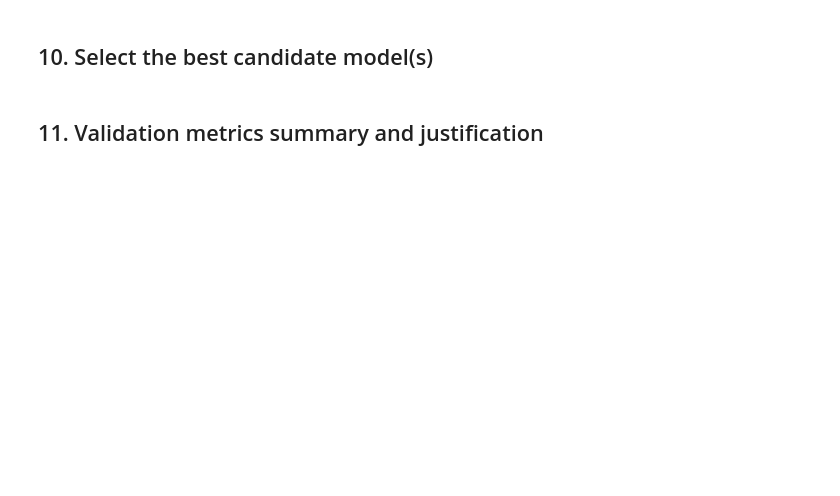
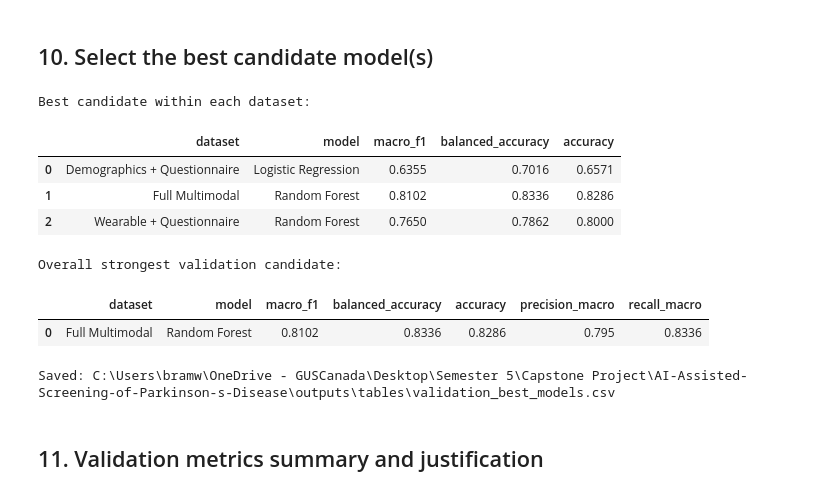
Before and after one commit to obramwell/AI-Assisted-Screening-of-Parkinson-s-Disease, a Jupyter notebook: notebooks/12a_validation_evaluation.ipynb, the cells around one changed output. Drawn from its saved outputs; the diff is of its cells as text; code cells hidden in the pictures; blank space fills up the shorter version.

```diff
--- a/notebooks/12a_validation_evaluation.ipynb
+++ b/notebooks/12a_validation_evaluation.ipynb
@@ -879,45 +1085,81 @@ best_by_dataset = (
             "macro_f1",
             "balanced_accuracy",
         ],
-        ascending=[True, False, False],
+        ascending=[
+            True,
+            False,
+            False,
+        ],
     )
     .groupby(
         "dataset",
         as_index=False,
     )
     .first()
 )
 
 best_by_dataset.to_csv(
     TABLES_DIR / "validation_best_models.csv",
     index=False,
 )
 
+best = (
+    validation_results
+    .sort_values(
+        [
+            "macro_f1",
+            "balanced_accuracy",
+        ],
+        ascending=[
+            False,
+            False,
+        ],
+    )
+    .iloc[0]
+)
+
+print("Best candidate within each dataset:")
 display(
     best_by_dataset[
         [
             "dataset",
             "model",
             "macro_f1",
             "balanced_accuracy",
             "accuracy",
         ]
     ].round(4)
 )
 
-best = validation_results.iloc[0]
+print("\nOverall strongest validation candidate:")
+display(
+    pd.DataFrame([best])[
+        [
+            "dataset",
+            "model",
+            "macro_f1",
+            "balanced_accuracy",
+            "accuracy",
+            "precision_macro",
+            "recall_macro",
+        ]
+    ].round(4)
+)
 
 print(
-    f"Best overall candidate: "
-    f"{best['model']} ({best['dataset']})"
+    "Saved:",
+    TABLES_DIR / "validation_best_models.csv",
 )
-print(
-    f"Macro F1: {best['macro_f1']:.4f}"
-)
-print(
-    f"Balanced accuracy: "
-    f"{best['balanced_accuracy']:.4f}"
-)
+# %% [output]
+Best candidate within each dataset:
+|  | dataset | model | macro_f1 | balanced_accuracy | accuracy |
+| 0 | Demographics + Questionnaire | Logistic Regression | 0.6355 | 0.7016 | 0.6571 |
+| 1 | Full Multimodal | Random Forest | 0.8102 | 0.8336 | 0.8286 |
+| 2 | Wearable + Questionnaire | Random Forest | 0.7650 | 0.7862 | 0.8000 |
+Overall strongest validation candidate:
+|  | dataset | model | macro_f1 | balanced_accuracy | accuracy | precision_macro | recall_macro |
+| 0 | Full Multimodal | Random Forest | 0.8102 | 0.8336 | 0.8286 | 0.795 | 0.8336 |
+Saved: C:\Users\bramw\OneDrive - GUSCanada\Desktop\Semester 5\Capstone Project\AI-Assisted-Screening-of-Parkinson-s-Disease\outputs\tables\validation_best_models.csv
 # %% [markdown]
 ## 11. Validation metrics summary and justification
 # %%
```
Also changed, not shown: parts of 20 cells of this notebook, 18 other files.
